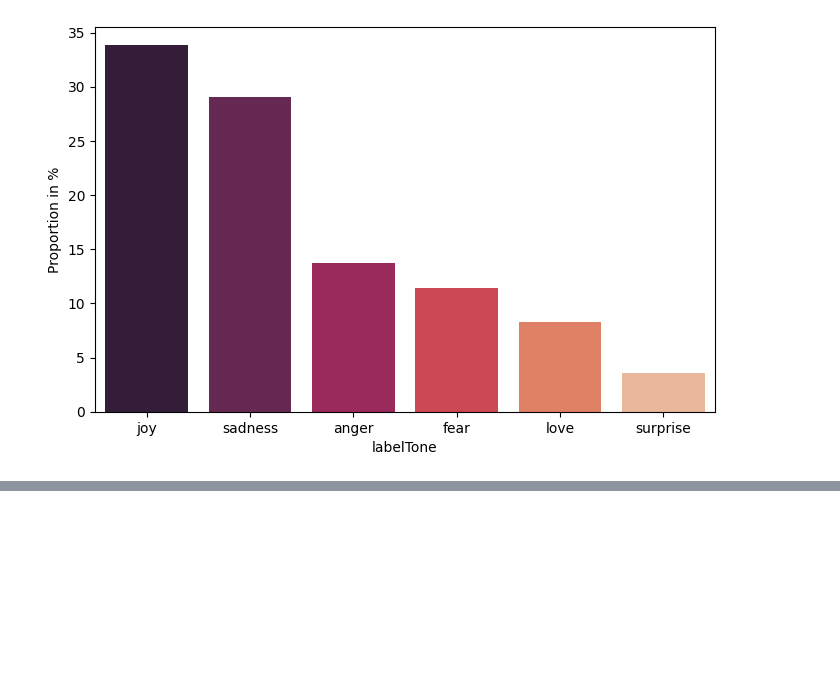
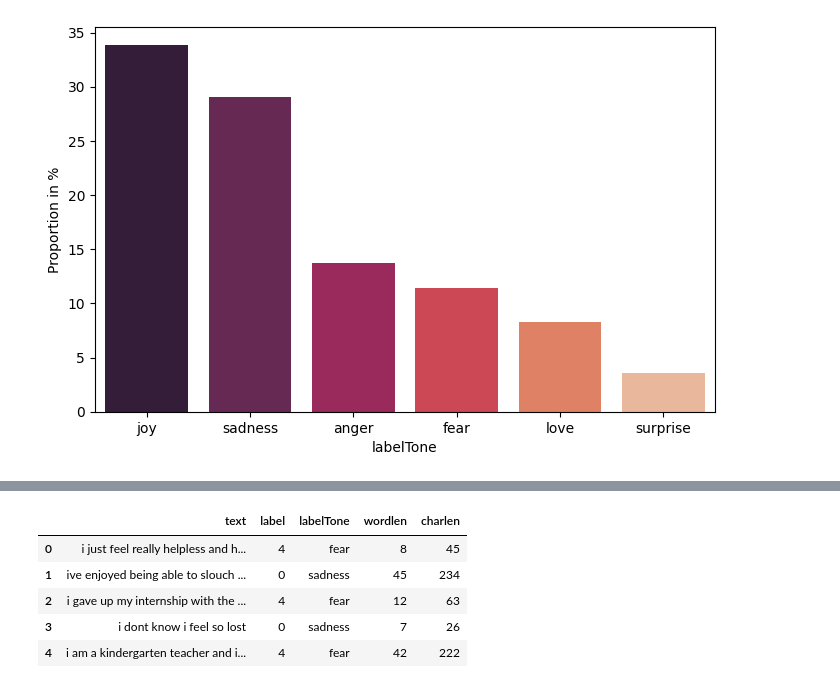
Before and after one commit to AsutoshDalei/Deep-Neural-Networks, a Jupyter notebook: SentimentAnalysisBERT.ipynb, the cells around one changed output, grey strips where cells are left out. Drawn from its saved outputs; the diff is of its cells as text; code cells hidden in the pictures; blank space fills up the shorter version.

```diff
--- a/SentimentAnalysisBERT.ipynb
+++ b/SentimentAnalysisBERT.ipynb
@@ -120,0 +125,10 @@ Wall time: 1.26 s
+# %%
+%%time
+fnx = lambda row:len(row['text'].split(' '))
+data = data.assign(wordlen = data.apply(fnx,axis=1))
+
+fnx = lambda row:len(row['text'])
+data = data.assign(charlen = data.apply(fnx,axis=1))
+
+data.head()
+# %% [output]
@@ -120,0 +137,6 @@ Wall time: 1.26 s
+|  | text | label | labelTone | wordlen | charlen |
+| 0 | i just feel really helpless and h... | 4 | fear | 8 | 45 |
+| 1 | ive enjoyed being able to slouch ... | 0 | sadness | 45 | 234 |
+| 2 | i gave up my internship with the ... | 4 | fear | 12 | 63 |
+| 3 | i dont know i feel so lost | 0 | sadness | 7 | 26 |
+| 4 | i am a kindergarten teacher and i... | 4 | fear | 42 | 222 |
```
Also changed, not shown: parts of 16 cells of this notebook.
